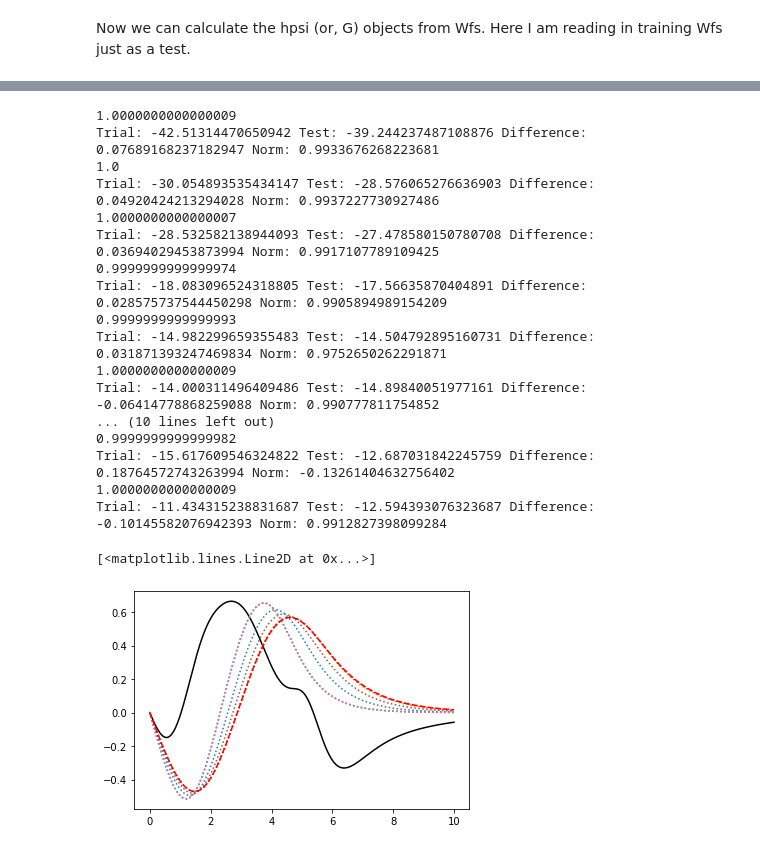
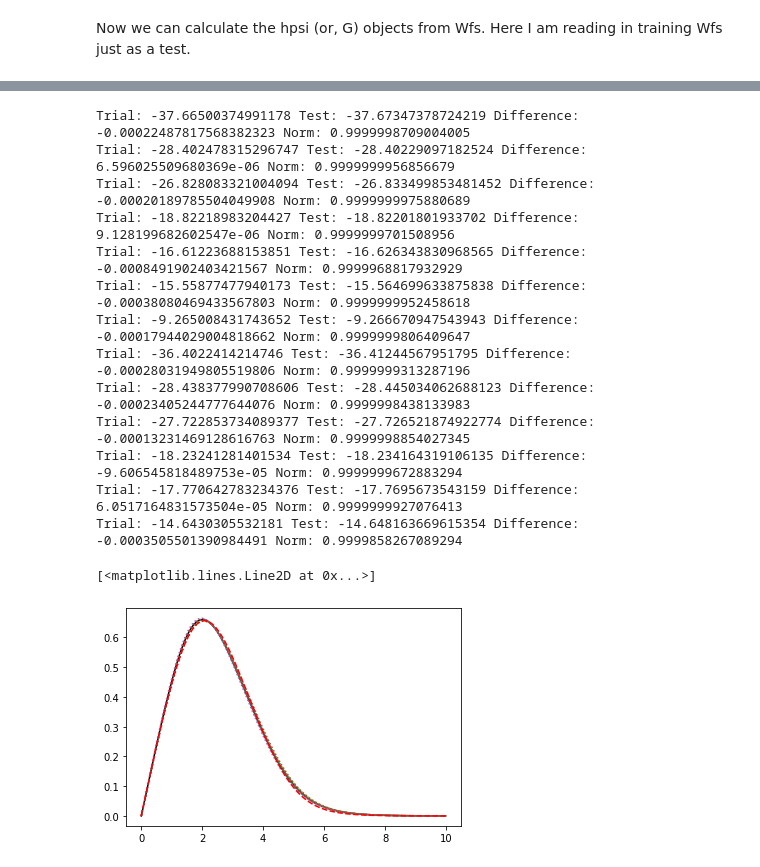
Before and after one commit to ascsn/nuclear-dimensionality-reduction-book, a Jupyter notebook: EC/GalerkinEC.ipynb, the cells around one changed output, grey strips where cells are left out. Cells and saved outputs as stored; diff of their text form; code cells hidden in the pictures.

```diff
--- a/EC/GalerkinEC.ipynb
+++ b/EC/GalerkinEC.ipynb
@@ -635,17 +734,24 @@ lam = np.zeros((sum(levels)))
 coeffs = np.zeros((train_num*sum(levels) + sum(levels)))
 coeffs[0:train_num*sum(levels)] = 0.1
 coeffs[train_num*sum(levels):] = 25.0
+tag = "test"
+directory = '/mnt/ram/HF.'+tag
+os.system("mkdir -p {directory}".format(directory=directory))
+os.chdir("/home/kyle/code/GalerkinEC/EC")
+
+os.system("cp ../HF/main {directory}/.".format(directory=directory))
 #coeffs = sol.x
-
-test_params = {"t0":-2392.45,"x0":0.77600,"t1":456.2300,"x1":-0.31700,"t2":-556.6900,"x2":-1.0,"t3":13629.0,"x3":1.2630,"w0":125.0,"sig":6.0}
+nmtest_params = {"E":-15.9843259547113412,"K":215.905998768288782,"SMASS":1.43365799002626937,"RHO":0.160573718963025164,"ASS":32.0099875506415614,"LASS":57.1461992412703239,"Crdr":[-76.793125,17.0058521875],"CrdJ":[-93.75,-31.25]}
+test_params = sampleparams[0]#NM_to_t(nmtest_params)
+print(nm_sampleparams[0])
 #galerkin(coeffs,wfs,states,levels,test_params)
 
-hybr_dict = {'col_deriv': 0, 'xtol': 1.49012e-20, 'ftol': 1.49012e-12,'maxfev': 15000, 'band': None, 'eps': None, 'factor': 1, 'diag': None}
+hybr_dict = {'col_deriv': 0, 'xtol': 1.49012e-30,'maxfev': 5000, 'band': None, 'eps': None, 'factor': 100, 'diag': None}
 #sol = optimize.root(galerkin, coeffs, args=(train_wfs,states,levels,test_params), method='df-sane',options={"maxfev":1000,"disp":True})#, options=hybr_dict)
 #sol = optimize.root(galerkin, coeffs, args=(train_wfs,sortstates,levels,test_params), method='krylov',options={"maxiter":300,"disp":True})#, options=hybr_dict)
 #sol = optimize.root(galerkin, coeffs, args=(train_wfs,states,levels,test_params), method='lm',options={"maxiter":400})#, options=hybr_dict)
-sol = optimize.root(galerkin, coeffs, args=(train_wfs,sortstates,levels,test_params), method='hybr', options=hybr_dict)
+sol = optimize.root(galerkin, coeffs, args=(train_wfs,sortstates,levels,test_params,directory), method='hybr', options=hybr_dict)
 print(sol.x)
-print(galerkin(sol.x,train_wfs,sortstates,levels,test_params))
+print(galerkin(sol.x,train_wfs,sortstates,levels,test_params,directory))
 print("Total time took: {}".format(time.time()-start_time))
 # %% [output]
@@ -685,11 +782,11 @@ with cwd('../HF/'):
 # %%
 # Make trial WF and hpsi with solved coeffs
 trial_wf = make_wf(sol.x,train_wfs,sortstates,levels)
-trial_hpsi = get_hpsi(test_params,h,nbox,lmax,nmax,sortstates,sortenergies,trial_wf)
+trial_hpsi = get_hpsi(test_params,h,nbox,lmax,nmax,sortstates,sortenergies,trial_wf,directory)
 # Read in the cheated test
-restartfile = '../HF/results/wf_numpy.bin.test'
+restartfile = directory+'/results/wf_numpy.bin.test'
 h,nbox,lmax,nmax,sorts,sorte,test_wf = read_wfs(restartfile)
-test_hpsi = get_hpsi(test_params,h,nbox,lmax,nmax,sorts,sorte,test_wf)
+test_hpsi = get_hpsi(test_params,h,nbox,lmax,nmax,sorts,sorte,test_wf,directory)
 #test_hpsi_2 = compute_hpsi(test_params,h,nbox,lmax,nmax,sortstates,sortenergies,test_wf)
 
 for isospin in range(2):
@@ -698,46 +795,42 @@ for isospin in range(2):
             i_l = sortstates[isospin,1,j]
             i_n = sortstates[isospin,0,j]-1
             norm = np.dot(h*test_wf[isospin,i_s,i_l,i_n,:],trial_wf[isospin,i_s,i_l,i_n,:])
-            print(h*np.dot(test_wf[isospin,i_s,i_l,i_n,:],test_wf[isospin,i_s,i_l,i_n,:]))
+            #print(h*np.dot(test_wf[isospin,i_s,i_l,i_n,:],test_wf[isospin,i_s,i_l,i_n,:]))
             trial_sp = np.dot(-h*trial_hpsi[isospin,i_s,i_l,i_n,:],trial_wf[isospin,i_s,i_l,i_n,:])
             test_sp = np.dot(-h*test_hpsi[isospin,i_s,i_l,i_n,:],test_wf[isospin,i_s,i_l,i_n,:])
             #test_sp_2 = np.dot(-h*test_hpsi_2[isospin,i_s,i_l,i_n,:],test_wf[isospin,i_s,i_l,i_n,:])
             print("Trial: {trial} Test: {test} Difference: {diff} Norm: {norm}".format(trial=trial_sp,test=test_sp,diff=(trial_sp-test_sp)/trial_sp,norm=norm))
 # %% [output]
-1.0000000000000009
-Trial: -42.51314470650942 Test: -39.244237487108876 Difference: 0.07689168237182947 Norm: 0.9933676268223681
-1.0
-Trial: -30.054893535434147 Test: -28.576065276636903 Difference: 0.04920424213294028 Norm: 0.9937227730927486
-1.0000000000000007
-Trial: -28.532582138944093 Test: -27.478580150780708 Difference: 0.03694029453873994 Norm: 0.9917107789109425
-0.9999999999999974
-Trial: -18.083096524318805 Test: -17.56635870404891 Difference: 0.028575737544450298 Norm: 0.9905894989154209
-0.9999999999999993
-Trial: -14.982299659355483 Test: -14.504792895160731 Difference: 0.031871393247469834 Norm: 0.9752650262291871
-1.0000000000000009
-Trial: -14.000311496409486 Test: -14.89840051977161 Difference: -0.06414778868259088 Norm: 0.990777811754852
-... (10 lines left out)
-0.9999999999999982
-Trial: -15.617609546324822 Test: -12.687031842245759 Difference: 0.18764572743263994 Norm: -0.13261404632756402
-1.0000000000000009
-Trial: -11.434315238831687 Test: -12.594393076323687 Difference: -0.10145582076942393 Norm: 0.9912827398099284
+Trial: -37.66500374991178 Test: -37.67347378724219 Difference: -0.00022487817568382323 Norm: 0.9999998709004005
+Trial: -28.402478315296747 Test: -28.40229097182524 Difference: 6.596025509680369e-06 Norm: 0.9999999956856679
+Trial: -26.828083321004094 Test: -26.833499853481452 Difference: -0.00020189785504049908 Norm: 0.9999999975880689
+Trial: -18.82218983204427 Test: -18.82201801933702 Difference: 9.128199682602547e-06 Norm: 0.9999999701508956
+Trial: -16.61223688153851 Test: -16.626343830968565 Difference: -0.0008491902403421567 Norm: 0.9999968817932929
+Trial: -15.55877477940173 Test: -15.564699633875838 Difference: -0.00038080469433567803 Norm: 0.9999999952458618
+Trial: -9.265008431743652 Test: -9.266670947543943 Difference: -0.00017944029004818662 Norm: 0.9999999806409647
+Trial: -36.4022414214746 Test: -36.41244567951795 Difference: -0.00028031949805519806 Norm: 0.9999999313287196
+Trial: -28.438377990708606 Test: -28.445034062688123 Difference: -0.00023405244777644076 Norm: 0.9999998438133983
+Trial: -27.722853734089377 Test: -27.726521874922774 Difference: -0.00013231469128616763 Norm: 0.9999998854027345
+Trial: -18.23241281401534 Test: -18.234164319106135 Difference: -9.606545818489753e-05 Norm: 0.9999999672883294
+Trial: -17.770642783234376 Test: -17.7695673543159 Difference: 6.0517164831573504e-05 Norm: 0.9999999927076413
+Trial: -14.6430305532181 Test: -14.648163669615354 Difference: -0.0003505501390984491 Norm: 0.9999858267089294
 # %%
 fig = plt.figure()
 ax = plt.axes()
 
-isospin = 1
+isospin = 0
 i_s = 0
 i_l = 0
-i_n = 1
+i_n = 0
 
 x = np.linspace(0, 20, 2001)
 ax.plot(x[:1000],trial_wf[isospin,i_s,i_l,i_n,:1000],color='black')
 for i in range(len(train_wfs)):
     ax.plot(x[:1000],train_wfs[i][isospin,i_s,i_l,i_n,:1000],linestyle=":")
 ax.plot(x[:1000],test_wf[isospin,i_s,i_l,i_n,:1000],linestyle='--',color='red')
 # %% [output]
 [<matplotlib.lines.Line2D at 0x...>]
-[figure, old version]
+[figure, new version]
 # %%
 fig = plt.figure()
 ax = plt.axes()
```
Also changed, not shown: parts of 11 cells of this notebook.
